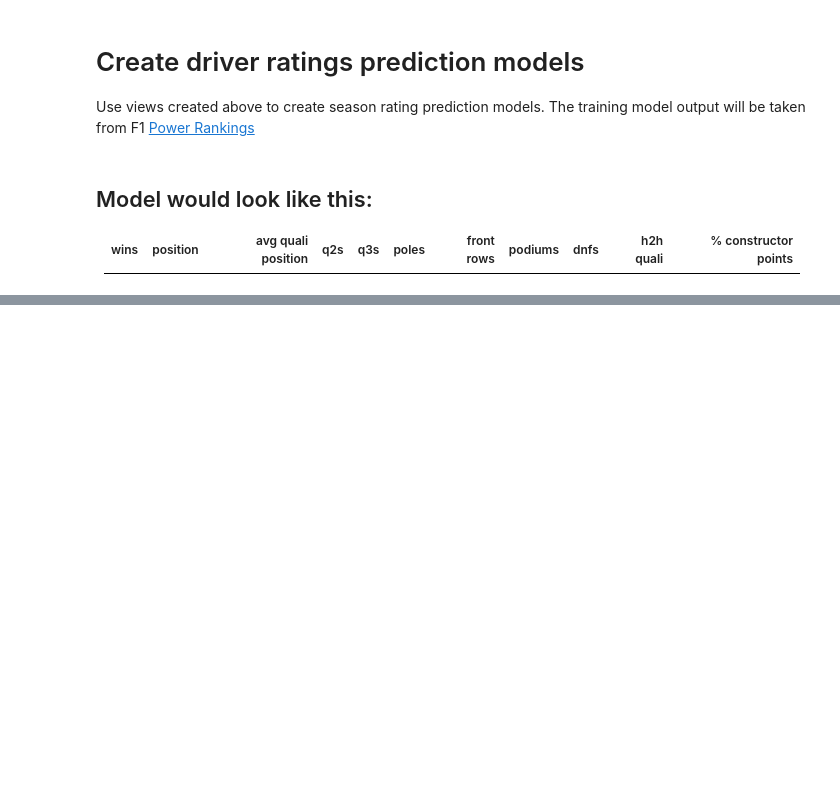
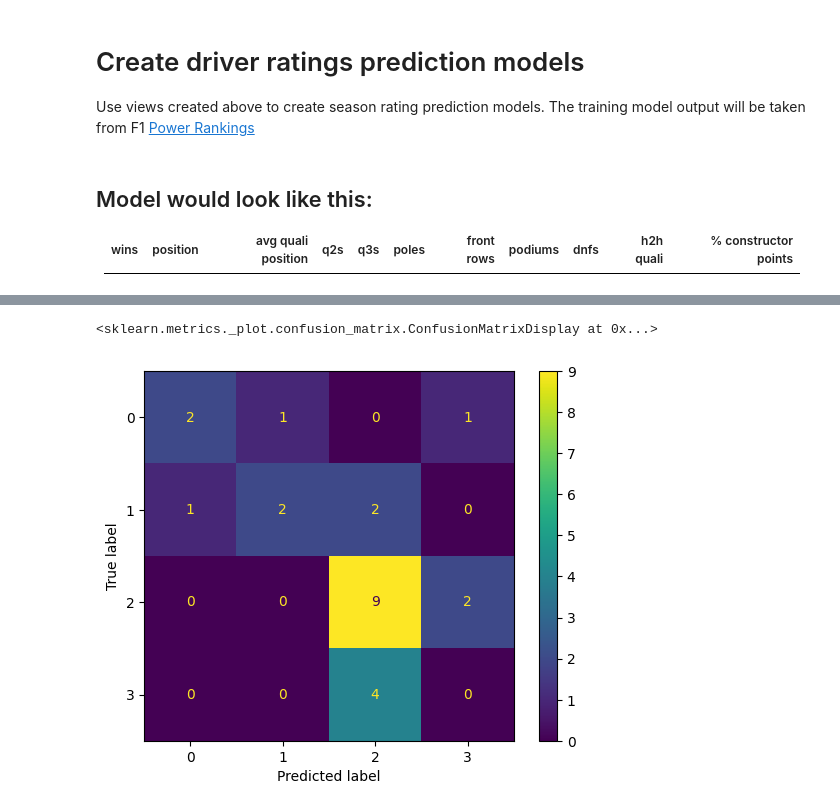
Before and after one commit to kbaczkiewicz/f1predictions, a Jupyter notebook: notebooks/F1 prediction.ipynb, the cells around one changed output, grey strips where cells are left out. Cells and saved outputs as stored; diff of their text form; code cells hidden in the pictures; blank space fills up the shorter version.

```diff
--- a/notebooks/F1 prediction.ipynb
+++ b/notebooks/F1 prediction.ipynb
@@ -147,0 +287,11 @@ print(random_forest.get().score(random_forest.X_test, random_forest.y_test))
+# %%
+driver_query = DriverQuery(get_session())
+ratings, linalg_ratings, tree_ratings, forest_ratings = y, linear_reg.predict(X), decision_tree.predict(X), random_forest.predict(X)
+drivers = []
+for i in model:
+    driver = driver_query.get_driver(i.driver_id)
+    drivers.append(driver.name + ' ' + driver.surname)
+
+data = [[drivers[i], ratings[i], round(linalg_ratings[i], 1), round(tree_ratings[i], 1), round(forest_ratings[i], 1)] for i in range(len(drivers))]
+col_names = ['Driver', 'Actual rating', 'Linear regression rating', 'Decision tree rating', 'Random forest rating']
+print(tabulate(data, headers=col_names, tablefmt='fancy_grid'))
@@ -147,0 +387,16 @@ print(random_forest.get().score(random_forest.X_test, random_forest.y_test))
+# %%
+with warnings.catch_warnings():
+    warnings.simplefilter('ignore')
+    model = [
+        factory.create_driver_category_model(
+            i.driver_id,
+            i.year,
+            float(ratings_predictor.predict(np.array(driver_ratings_factory.create_driver_ratings_model(i.driver_id, i.year).to_list()).reshape(1, -1))))
+        for i in categories
+    ]
+
+X = np.array([i.to_list() for i in model])
+y = np.array([i.category.value for i in categories])
+
+print('Size of training set: {}'.format(len(y)))
+print('Number of features: {}'.format(len(X[0])))
@@ -147,0 +412,12 @@ print(random_forest.get().score(random_forest.X_test, random_forest.y_test))
+# %%
+classifier_builder = LogisticRegressionClassifierBuilder() \
+    .set_model(X, y) \
+    .create_train_test_set(0.33) \
+    .create_classifier('ovr', 'liblinear')
+
+classifier = classifier_builder.get()
+
+X_train, y_train, X_test, y_test = classifier_builder.X_train, classifier_builder.y_train, classifier_builder.X_test, classifier_builder.y_test
+
+print('Score of logistic regression classifier: {}'.format(classifier.score(X_test, y_test)))
+print('Mean square error (MSE) of predictions: {}'.format(mean_squared_error(classifier.predict(X_test), y_test)))
@@ -147,0 +446,6 @@ print(random_forest.get().score(random_forest.X_test, random_forest.y_test))
+# %%
+y_pred = classifier.predict(classifier_builder.X_test)
+ConfusionMatrixDisplay.from_predictions(y_test, y_pred)
+# %% [output]
+<sklearn.metrics._plot.confusion_matrix.ConfusionMatrixDisplay at 0x...>
+[figure, added]
```
Also changed, not shown: parts of 54 cells of this notebook, 2 other files.
